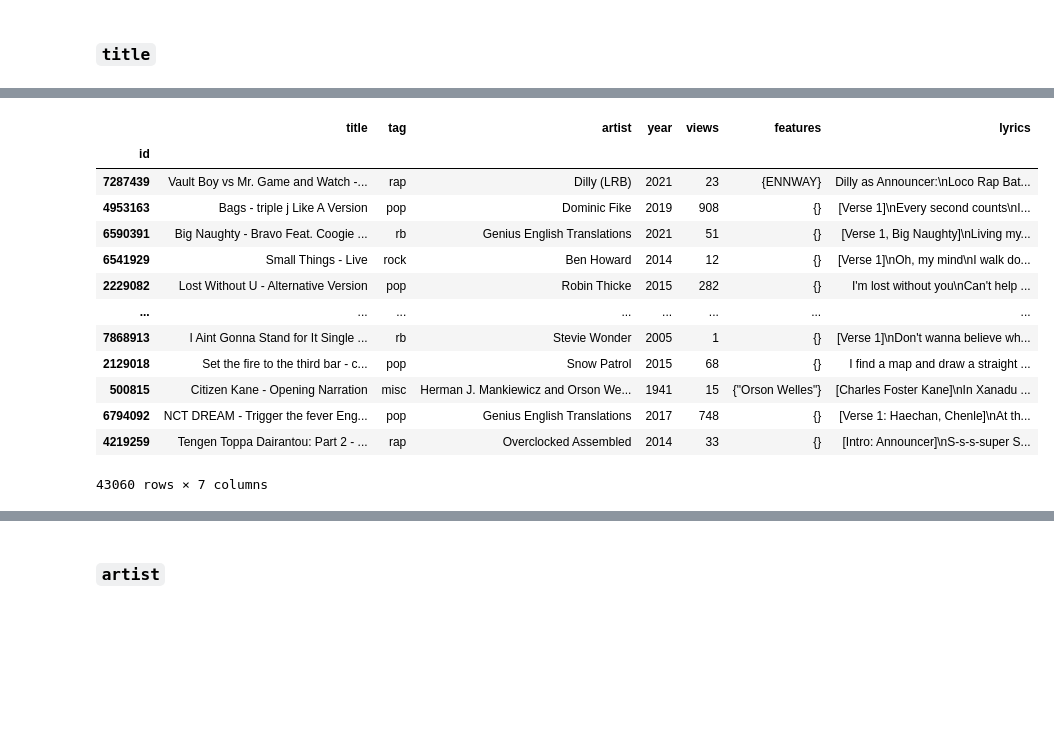
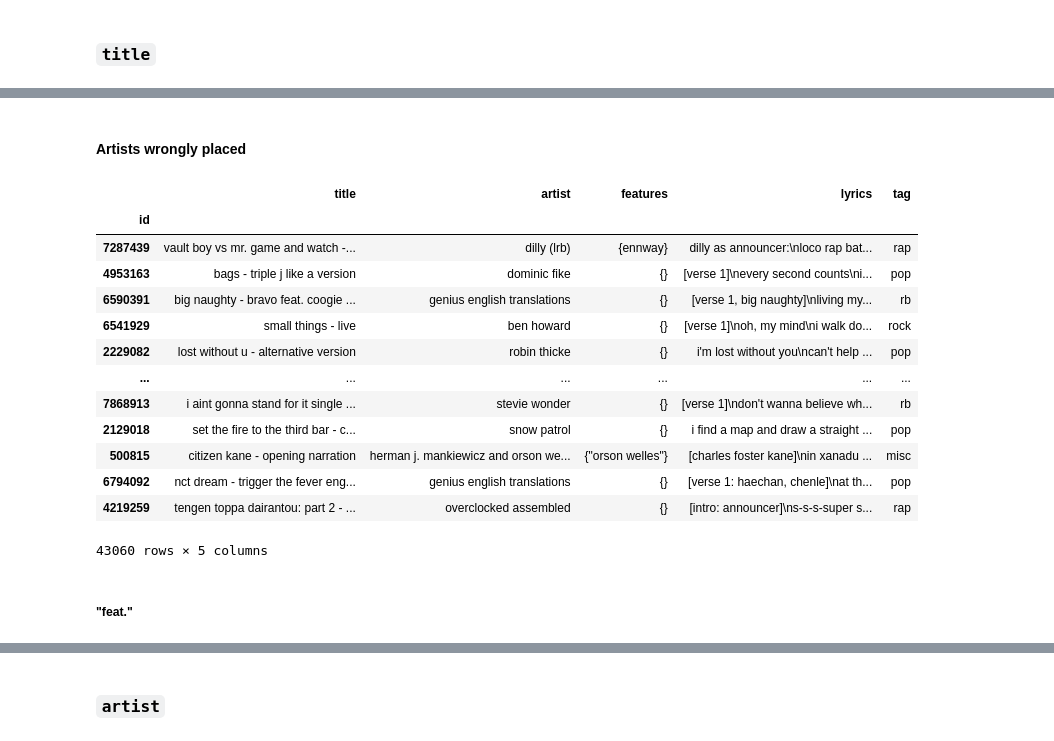
Before and after one commit to ARCadete21/Text-Mining-Project, a Jupyter notebook: eda.ipynb, the cells around one changed output, grey strips where cells are left out. Cells and saved outputs as stored; diff of their text form; code cells hidden in the pictures; blank space fills up the shorter version.

```diff
--- a/eda.ipynb
+++ b/eda.ipynb
@@ -455,3 +482,5 @@ plot_histogram(ax, train, 'views', 'Views')
 [figure]
 # %% [markdown]
 # Text Preprocessing
+# %%
+text_train = train[['title', 'artist', 'features', 'lyrics', 'tag']].copy()
@@ -457,0 +489,4 @@ plot_histogram(ax, train, 'views', 'Views')
+# %%
+for column in text_train.columns:
+    text_train[column] = text_train[column].astype(str)
+    text_train[column] = text_train[column].str.lower()
@@ -486,17 +576,21 @@ titles_intro
+# %% [markdown]
+#### Artists wrongly placed
 # %%
-train[train['title'].str.contains(' - ', na=False)]
+text_train[text_train['title'].str.contains(' - ', na=False)] #43060
 # %% [output]
-|  | title | tag | artist | year | views | features | lyrics |
-| id |  |  |  |  |  |  |  |
-| 7287439 | Vault Boy vs Mr. Game and Watch -... | rap | Dilly (LRB) | 2021 | 23 | {ENNWAY} | Dilly as Announcer:\nLoco Rap Bat... |
-| 4953163 | Bags - triple j Like A Version | pop | Dominic Fike | 2019 | 908 | {} | [Verse 1]\nEvery second counts\nI... |
-| 6590391 | Big Naughty - Bravo Feat. Coogie ... | rb | Genius English Translations | 2021 | 51 | {} | [Verse 1, Big Naughty]\nLiving my... |
-| 6541929 | Small Things - Live | rock | Ben Howard | 2014 | 12 | {} | [Verse 1]\nOh, my mind\nI walk do... |
-| 2229082 | Lost Without U - Alternative Version | pop | Robin Thicke | 2015 | 282 | {} | I'm lost without you\nCan't help ... |
-| ... | ... | ... | ... | ... | ... | ... | ... |
-| 7868913 | I Aint Gonna Stand for It Single ... | rb | Stevie Wonder | 2005 | 1 | {} | [Verse 1]\nDon't wanna believe wh... |
-| 2129018 | Set the fire to the third bar - c... | pop | Snow Patrol | 2015 | 68 | {} | I find a map and draw a straight ... |
-| 500815 | Citizen Kane - Opening Narration | misc | Herman J. Mankiewicz and Orson We... | 1941 | 15 | {"Orson Welles"} | [Charles Foster Kane]\nIn Xanadu ... |
-| 6794092 | NCT DREAM - Trigger the fever Eng... | pop | Genius English Translations | 2017 | 748 | {} | [Verse 1: Haechan, Chenle]\nAt th... |
-| 4219259 | Tengen Toppa Dairantou: Part 2 - ... | rap | Overclocked Assembled | 2014 | 33 | {} | [Intro: Announcer]\nS-s-s-super S... |
+|  | title | artist | features | lyrics | tag |
+| id |  |  |  |  |  |
+| 7287439 | vault boy vs mr. game and watch -... | dilly (lrb) | {ennway} | dilly as announcer:\nloco rap bat... | rap |
+| 4953163 | bags - triple j like a version | dominic fike | {} | [verse 1]\nevery second counts\ni... | pop |
+| 6590391 | big naughty - bravo feat. coogie ... | genius english translations | {} | [verse 1, big naughty]\nliving my... | rb |
+| 6541929 | small things - live | ben howard | {} | [verse 1]\noh, my mind\ni walk do... | rock |
+| 2229082 | lost without u - alternative version | robin thicke | {} | i'm lost without you\ncan't help ... | pop |
+| ... | ... | ... | ... | ... | ... |
+| 7868913 | i aint gonna stand for it single ... | stevie wonder | {} | [verse 1]\ndon't wanna believe wh... | rb |
+| 2129018 | set the fire to the third bar - c... | snow patrol | {} | i find a map and draw a straight ... | pop |
+| 500815 | citizen kane - opening narration | herman j. mankiewicz and orson we... | {"orson welles"} | [charles foster kane]\nin xanadu ... | misc |
+| 6794092 | nct dream - trigger the fever eng... | genius english translations | {} | [verse 1: haechan, chenle]\nat th... | pop |
+| 4219259 | tengen toppa dairantou: part 2 - ... | overclocked assembled | {} | [intro: announcer]\ns-s-s-super s... | rap |
-43060 rows × 7 columns
+43060 rows × 5 columns
+# %% [markdown]
+##### "feat."
```
Also changed, not shown: parts of 58 cells of this notebook.
